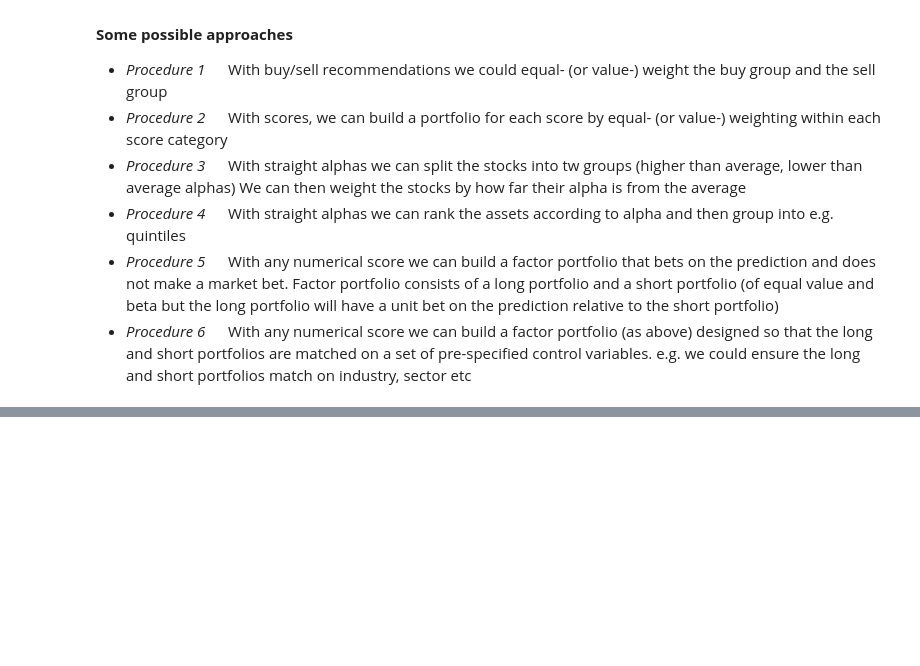
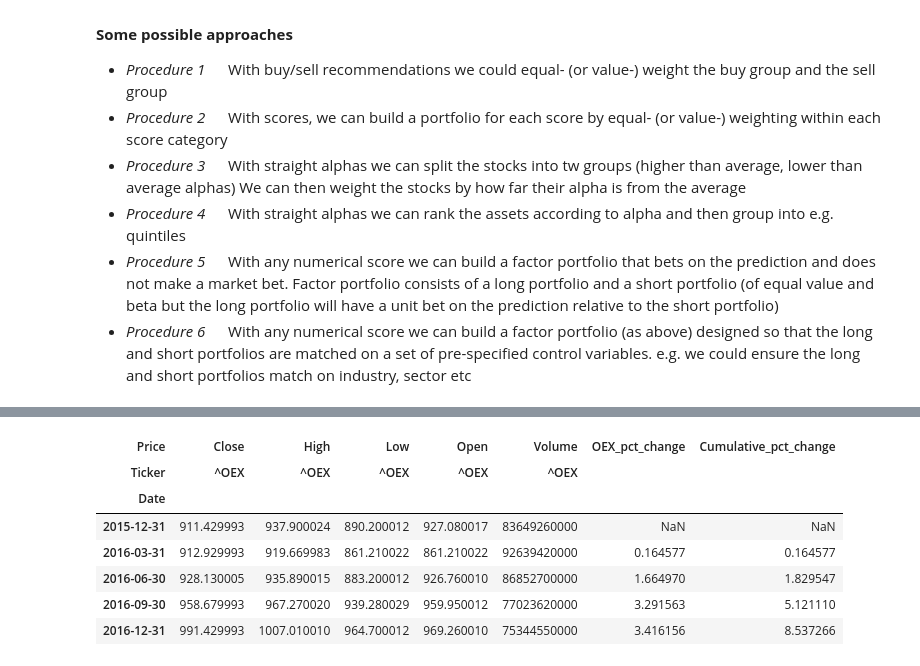
Before and after one commit to joelmarsden/Active-Portfolio-Management-Notes, a Jupyter notebook: Chapter 12, Information Analysis.ipynb, the cells around one changed output, grey strips where cells are left out. Cells and saved outputs as stored; diff of their text form; code cells hidden in the pictures; blank space fills up the shorter version.

```diff
--- a/Chapter 12, Information Analysis.ipynb
+++ b/Chapter 12, Information Analysis.ipynb
@@ -37,0 +51,17 @@ import matplotlib.pyplot as plt
+# %%
+# S&P 100 reference data
+ticker_symbol = "^OEX"
+oex_df = yf.download(ticker_symbol, start="2015-12-01", end="2023-12-31", interval='1mo', progress=False)
+oex_df = oex_df.resample('QE').last()
+oex_df['OEX_pct_change'] = oex_df['Close'].pct_change() * 100
+oex_df['Cumulative_pct_change'] = oex_df['OEX_pct_change'].cumsum()
+oex_df.head()
+# %% [output]
+| Price | Close | High | Low | Open | Volume | OEX_pct_change | Cumulative_pct_change |
+| Ticker | ^OEX | ^OEX | ^OEX | ^OEX | ^OEX |  |  |
+| Date |  |  |  |  |  |  |  |
+| 2015-12-31 | 911.429993 | 937.900024 | 890.200012 | 927.080017 | 83649260000 | NaN | NaN |
+| 2016-03-31 | 912.929993 | 919.669983 | 861.210022 | 861.210022 | 92639420000 | 0.164577 | 0.164577 |
+| 2016-06-30 | 928.130005 | 935.890015 | 883.200012 | 926.760010 | 86852700000 | 1.664970 | 1.829547 |
+| 2016-09-30 | 958.679993 | 967.270020 | 939.280029 | 959.950012 | 77023620000 | 3.291563 | 5.121110 |
+| 2016-12-31 | 991.429993 | 1007.010010 | 964.700012 | 969.260010 | 75344550000 | 3.416156 | 8.537266 |
```
Also changed, not shown: parts of 10 cells of this notebook, 6 other files.
